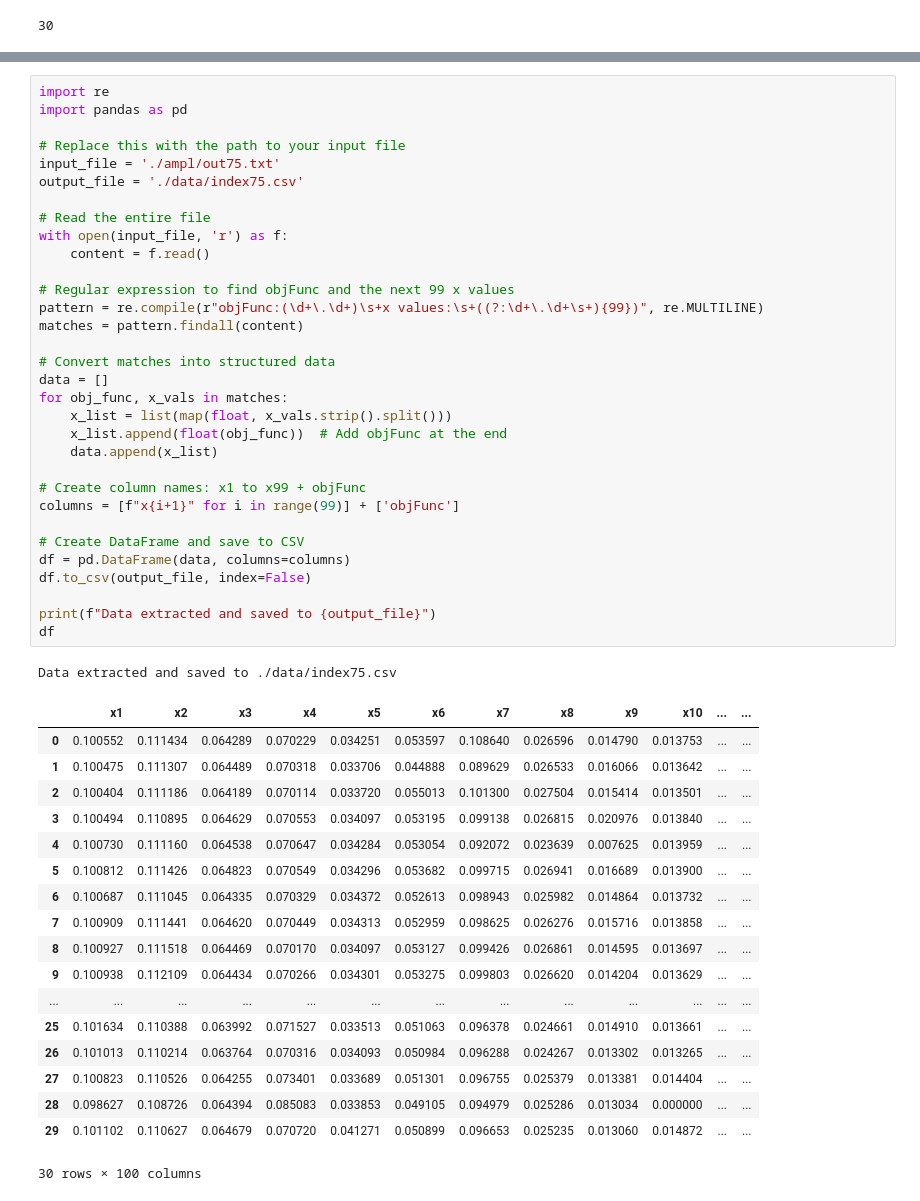
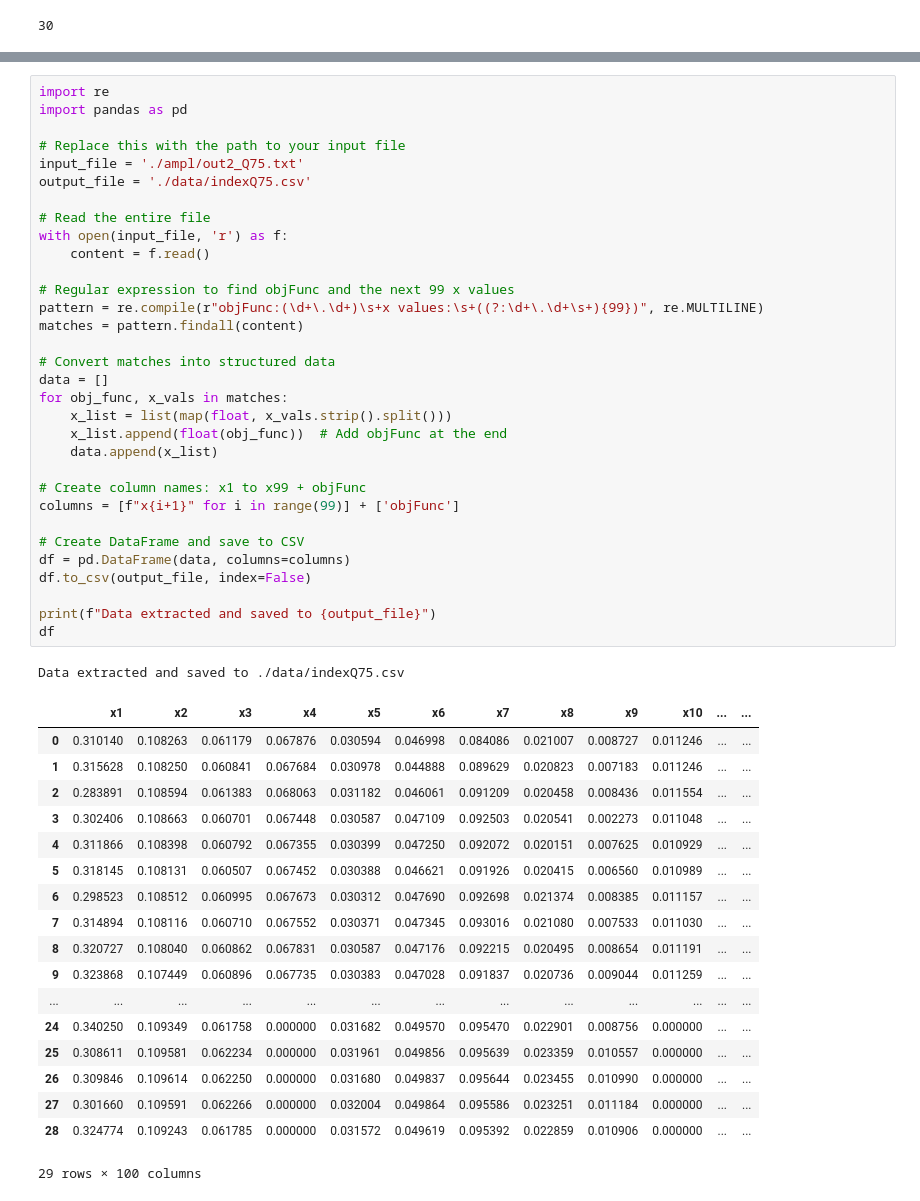
Before and after one commit to edgardjcuadra/ISE-347-Final-Project, a Jupyter notebook: code.ipynb, the cells around one changed output, grey strips where cells are left out. Saved outputs shown, nothing was run; the diff lists cells and outputs as text.

```diff
--- a/code.ipynb
+++ b/code.ipynb
@@ -258,53 +258,53 @@ import re
 import pandas as pd
 
 # Replace this with the path to your input file
-input_file = './ampl/out75.txt'
-output_file = './data/index75.csv'
+input_file = './ampl/out2_Q75.txt'
+output_file = './data/indexQ75.csv'
 
 # Read the entire file
 with open(input_file, 'r') as f:
     content = f.read()
 
 # Regular expression to find objFunc and the next 99 x values
 pattern = re.compile(r"objFunc:(\d+\.\d+)\s+x values:\s+((?:\d+\.\d+\s+){99})", re.MULTILINE)
 matches = pattern.findall(content)
 
 # Convert matches into structured data
 data = []
 for obj_func, x_vals in matches:
     x_list = list(map(float, x_vals.strip().split()))
     x_list.append(float(obj_func))  # Add objFunc at the end
     data.append(x_list)
 
 # Create column names: x1 to x99 + objFunc
 columns = [f"x{i+1}" for i in range(99)] + ['objFunc']
 
 # Create DataFrame and save to CSV
 df = pd.DataFrame(data, columns=columns)
 df.to_csv(output_file, index=False)
 
 print(f"Data extracted and saved to {output_file}")
 df
 # %% [output]
-Data extracted and saved to ./data/index75.csv
+Data extracted and saved to ./data/indexQ75.csv
 |  | x1 | x2 | x3 | x4 | x5 | x6 | x7 | x8 | x9 | x10 | ... | ... |
-| 0 | 0.100552 | 0.111434 | 0.064289 | 0.070229 | 0.034251 | 0.053597 | 0.108640 | 0.026596 | 0.014790 | 0.013753 | ... | ... |
-| 1 | 0.100475 | 0.111307 | 0.064489 | 0.070318 | 0.033706 | 0.044888 | 0.089629 | 0.026533 | 0.016066 | 0.013642 | ... | ... |
-| 2 | 0.100404 | 0.111186 | 0.064189 | 0.070114 | 0.033720 | 0.055013 | 0.101300 | 0.027504 | 0.015414 | 0.013501 | ... | ... |
-| 3 | 0.100494 | 0.110895 | 0.064629 | 0.070553 | 0.034097 | 0.053195 | 0.099138 | 0.026815 | 0.020976 | 0.013840 | ... | ... |
-| 4 | 0.100730 | 0.111160 | 0.064538 | 0.070647 | 0.034284 | 0.053054 | 0.092072 | 0.023639 | 0.007625 | 0.013959 | ... | ... |
-| 5 | 0.100812 | 0.111426 | 0.064823 | 0.070549 | 0.034296 | 0.053682 | 0.099715 | 0.026941 | 0.016689 | 0.013900 | ... | ... |
-| 6 | 0.100687 | 0.111045 | 0.064335 | 0.070329 | 0.034372 | 0.052613 | 0.098943 | 0.025982 | 0.014864 | 0.013732 | ... | ... |
-| 7 | 0.100909 | 0.111441 | 0.064620 | 0.070449 | 0.034313 | 0.052959 | 0.098625 | 0.026276 | 0.015716 | 0.013858 | ... | ... |
-| 8 | 0.100927 | 0.111518 | 0.064469 | 0.070170 | 0.034097 | 0.053127 | 0.099426 | 0.026861 | 0.014595 | 0.013697 | ... | ... |
-| 9 | 0.100938 | 0.112109 | 0.064434 | 0.070266 | 0.034301 | 0.053275 | 0.099803 | 0.026620 | 0.014204 | 0.013629 | ... | ... |
+| 0 | 0.310140 | 0.108263 | 0.061179 | 0.067876 | 0.030594 | 0.046998 | 0.084086 | 0.021007 | 0.008727 | 0.011246 | ... | ... |
+| 1 | 0.315628 | 0.108250 | 0.060841 | 0.067684 | 0.030978 | 0.044888 | 0.089629 | 0.020823 | 0.007183 | 0.011246 | ... | ... |
+| 2 | 0.283891 | 0.108594 | 0.061383 | 0.068063 | 0.031182 | 0.046061 | 0.091209 | 0.020458 | 0.008436 | 0.011554 | ... | ... |
+| 3 | 0.302406 | 0.108663 | 0.060701 | 0.067448 | 0.030587 | 0.047109 | 0.092503 | 0.020541 | 0.002273 | 0.011048 | ... | ... |
+| 4 | 0.311866 | 0.108398 | 0.060792 | 0.067355 | 0.030399 | 0.047250 | 0.092072 | 0.020151 | 0.007625 | 0.010929 | ... | ... |
+| 5 | 0.318145 | 0.108131 | 0.060507 | 0.067452 | 0.030388 | 0.046621 | 0.091926 | 0.020415 | 0.006560 | 0.010989 | ... | ... |
+| 6 | 0.298523 | 0.108512 | 0.060995 | 0.067673 | 0.030312 | 0.047690 | 0.092698 | 0.021374 | 0.008385 | 0.011157 | ... | ... |
+| 7 | 0.314894 | 0.108116 | 0.060710 | 0.067552 | 0.030371 | 0.047345 | 0.093016 | 0.021080 | 0.007533 | 0.011030 | ... | ... |
+| 8 | 0.320727 | 0.108040 | 0.060862 | 0.067831 | 0.030587 | 0.047176 | 0.092215 | 0.020495 | 0.008654 | 0.011191 | ... | ... |
+| 9 | 0.323868 | 0.107449 | 0.060896 | 0.067735 | 0.030383 | 0.047028 | 0.091837 | 0.020736 | 0.009044 | 0.011259 | ... | ... |
 | ... | ... | ... | ... | ... | ... | ... | ... | ... | ... | ... | ... | ... |
-| 25 | 0.101634 | 0.110388 | 0.063992 | 0.071527 | 0.033513 | 0.051063 | 0.096378 | 0.024661 | 0.014910 | 0.013661 | ... | ... |
-| 26 | 0.101013 | 0.110214 | 0.063764 | 0.070316 | 0.034093 | 0.050984 | 0.096288 | 0.024267 | 0.013302 | 0.013265 | ... | ... |
-| 27 | 0.100823 | 0.110526 | 0.064255 | 0.073401 | 0.033689 | 0.051301 | 0.096755 | 0.025379 | 0.013381 | 0.014404 | ... | ... |
-| 28 | 0.098627 | 0.108726 | 0.064394 | 0.085083 | 0.033853 | 0.049105 | 0.094979 | 0.025286 | 0.013034 | 0.000000 | ... | ... |
-| 29 | 0.101102 | 0.110627 | 0.064679 | 0.070720 | 0.041271 | 0.050899 | 0.096653 | 0.025235 | 0.013060 | 0.014872 | ... | ... |
+| 24 | 0.340250 | 0.109349 | 0.061758 | 0.000000 | 0.031682 | 0.049570 | 0.095470 | 0.022901 | 0.008756 | 0.000000 | ... | ... |
+| 25 | 0.308611 | 0.109581 | 0.062234 | 0.000000 | 0.031961 | 0.049856 | 0.095639 | 0.023359 | 0.010557 | 0.000000 | ... | ... |
+| 26 | 0.309846 | 0.109614 | 0.062250 | 0.000000 | 0.031680 | 0.049837 | 0.095644 | 0.023455 | 0.010990 | 0.000000 | ... | ... |
+| 27 | 0.301660 | 0.109591 | 0.062266 | 0.000000 | 0.032004 | 0.049864 | 0.095586 | 0.023251 | 0.011184 | 0.000000 | ... | ... |
+| 28 | 0.324774 | 0.109243 | 0.061785 | 0.000000 | 0.031572 | 0.049619 | 0.095392 | 0.022859 | 0.010906 | 0.000000 | ... | ... |
-30 rows × 100 columns
+29 rows × 100 columns
 # %%
 import scipy.stats as stats
 
```
Also changed, not shown: parts of 3 cells of this notebook, 40 other files.
